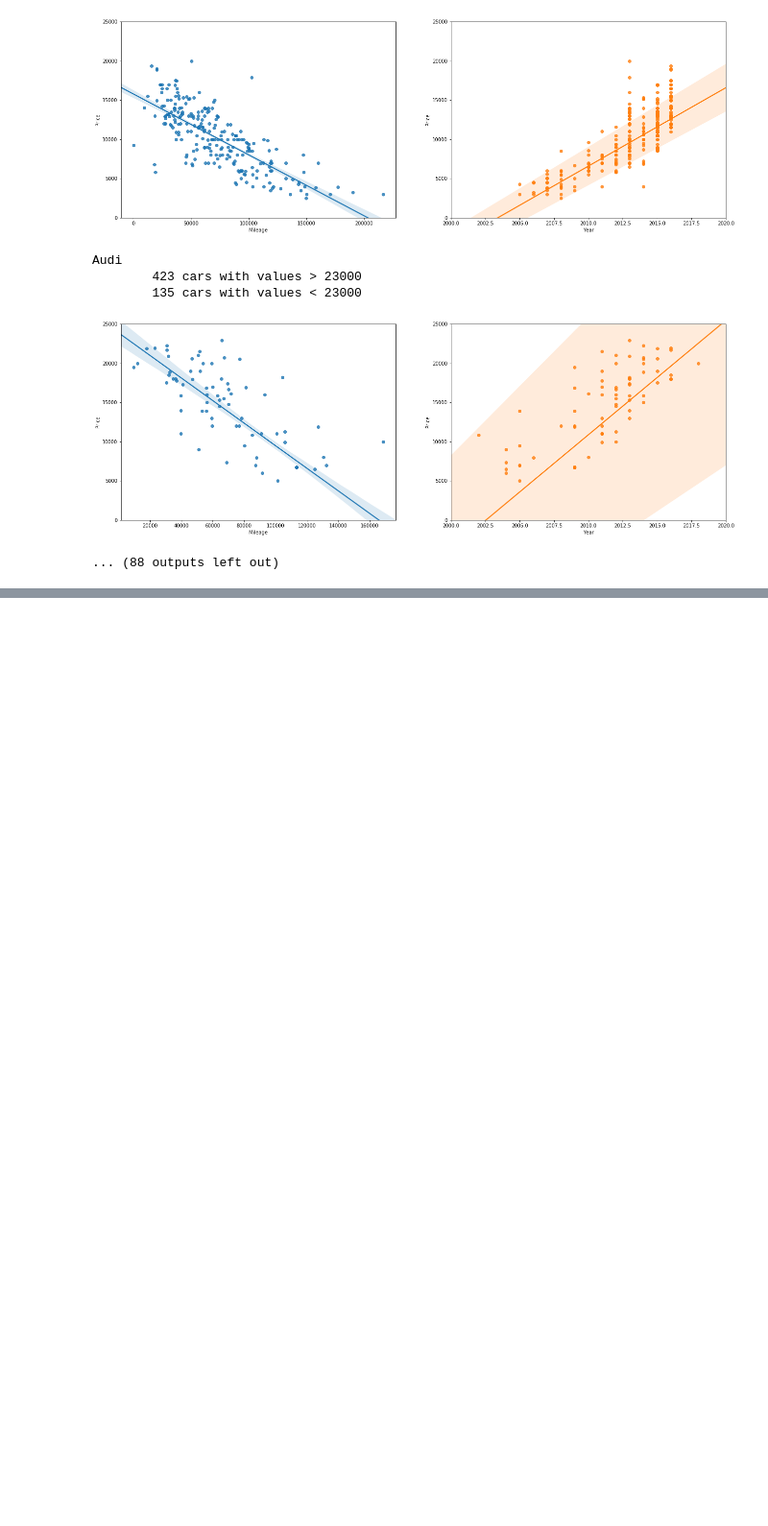
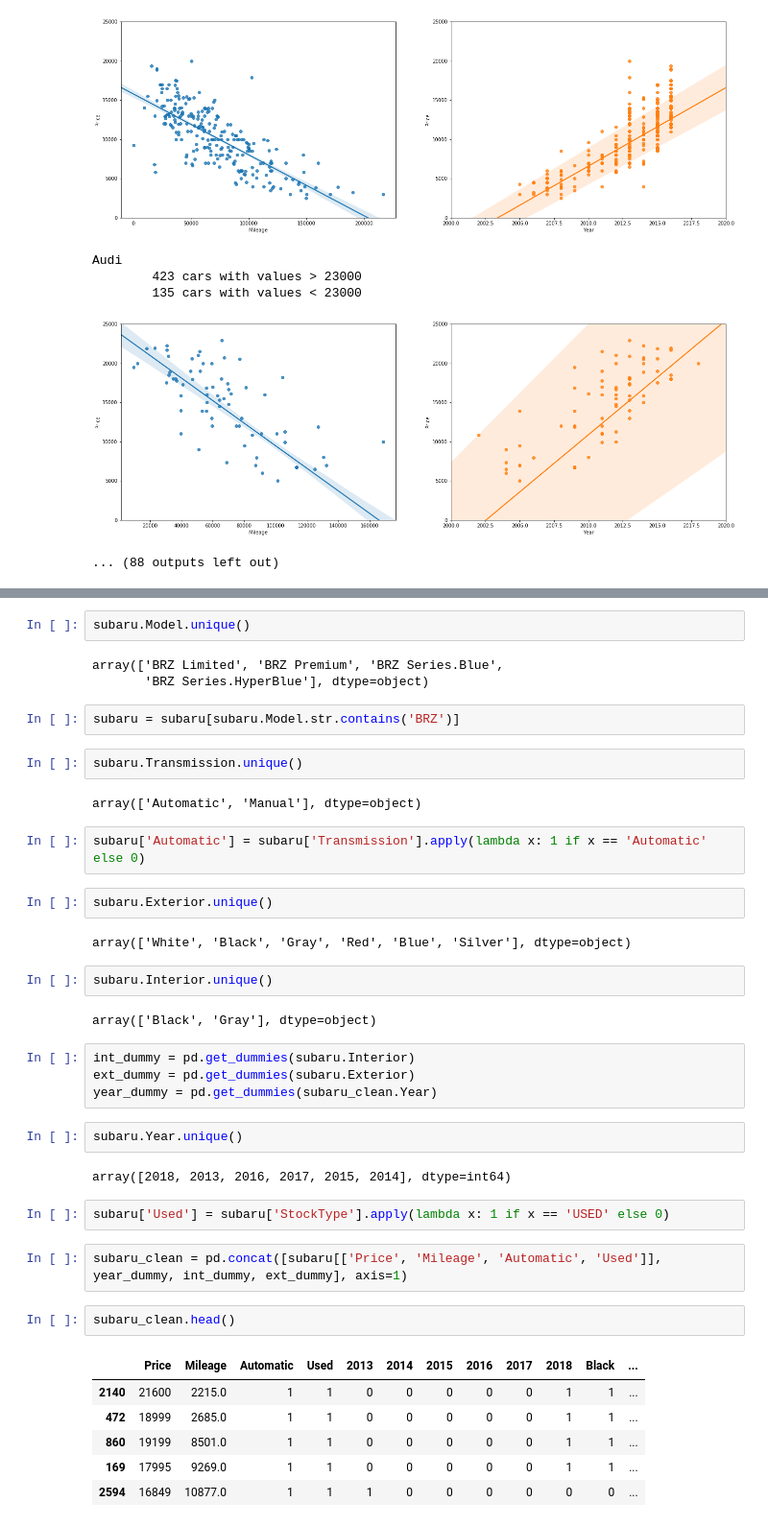
Before and after one commit to Fradley/coupe-crawl, a Jupyter notebook: cars_analysis.ipynb, the cells around one changed output, grey strips where cells are left out. Shown at 96% size. Drawn from its saved outputs; the diff is of its cells as text; blank space fills up the shorter version.

```diff
--- a/cars_analysis.ipynb
+++ b/cars_analysis.ipynb
@@ -109,0 +142,42 @@ Audi
+# %%
+subaru.Model.unique()
+# %% [output]
+array(['BRZ Limited', 'BRZ Premium', 'BRZ Series.Blue',
+       'BRZ Series.HyperBlue'], dtype=object)
+# %%
+subaru = subaru[subaru.Model.str.contains('BRZ')]
+# %%
+subaru.Transmission.unique()
+# %% [output]
+array(['Automatic', 'Manual'], dtype=object)
+# %%
+subaru['Automatic'] = subaru['Transmission'].apply(lambda x: 1 if x == 'Automatic' else 0)
+# %%
+subaru.Exterior.unique()
+# %% [output]
+array(['White', 'Black', 'Gray', 'Red', 'Blue', 'Silver'], dtype=object)
+# %%
+subaru.Interior.unique()
+# %% [output]
+array(['Black', 'Gray'], dtype=object)
+# %%
+int_dummy = pd.get_dummies(subaru.Interior)
+ext_dummy = pd.get_dummies(subaru.Exterior)
+year_dummy = pd.get_dummies(subaru_clean.Year)
+# %%
+subaru.Year.unique()
+# %% [output]
+array([2018, 2013, 2016, 2017, 2015, 2014], dtype=int64)
+# %%
+subaru['Used'] = subaru['StockType'].apply(lambda x: 1 if x == 'USED' else 0)
+# %%
+subaru_clean = pd.concat([subaru[['Price', 'Mileage', 'Automatic', 'Used']], year_dummy, int_dummy, ext_dummy], axis=1)
+# %%
+subaru_clean.head()
+# %% [output]
+|  | Price | Mileage | Automatic | Used | 2013 | 2014 | 2015 | 2016 | 2017 | 2018 | Black | ... |
+| 2140 | 21600 | 2215.0 | 1 | 1 | 0 | 0 | 0 | 0 | 0 | 1 | 1 | ... |
+| 472 | 18999 | 2685.0 | 1 | 1 | 0 | 0 | 0 | 0 | 0 | 1 | 1 | ... |
+| 860 | 19199 | 8501.0 | 1 | 1 | 0 | 0 | 0 | 0 | 0 | 1 | 1 | ... |
+| 169 | 17995 | 9269.0 | 1 | 1 | 0 | 0 | 0 | 0 | 0 | 1 | 1 | ... |
+| 2594 | 16849 | 10877.0 | 1 | 1 | 1 | 0 | 0 | 0 | 0 | 0 | 0 | ... |
```
Also changed, not shown: parts of 19 cells of this notebook.
